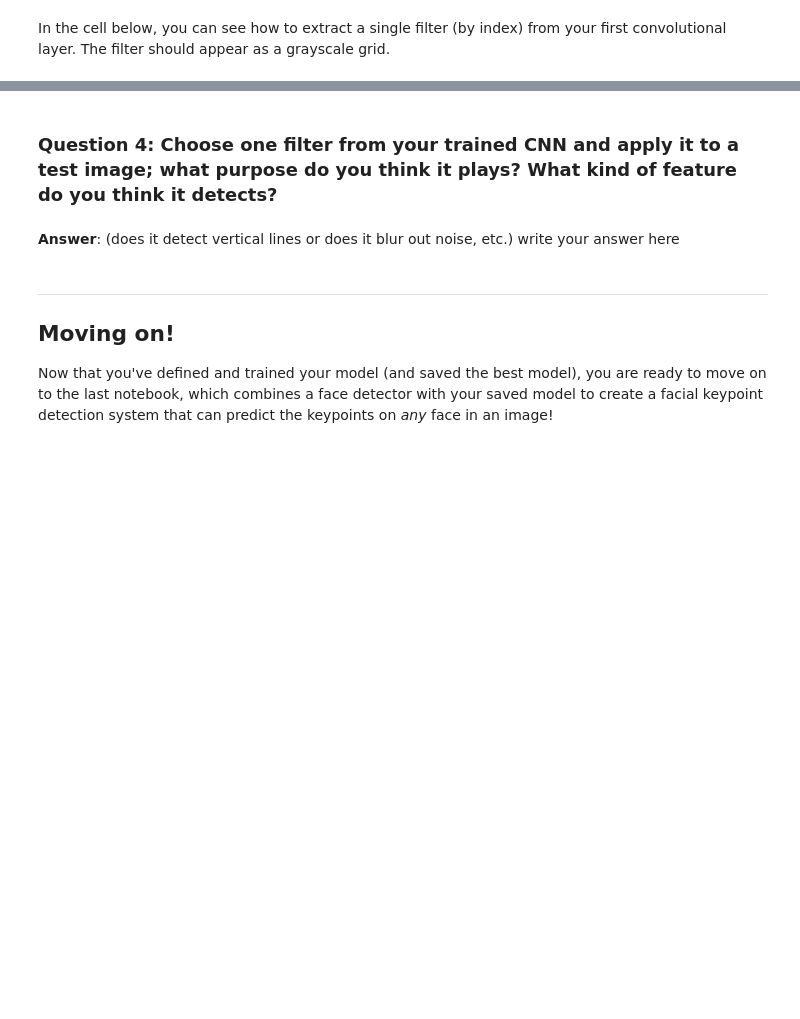
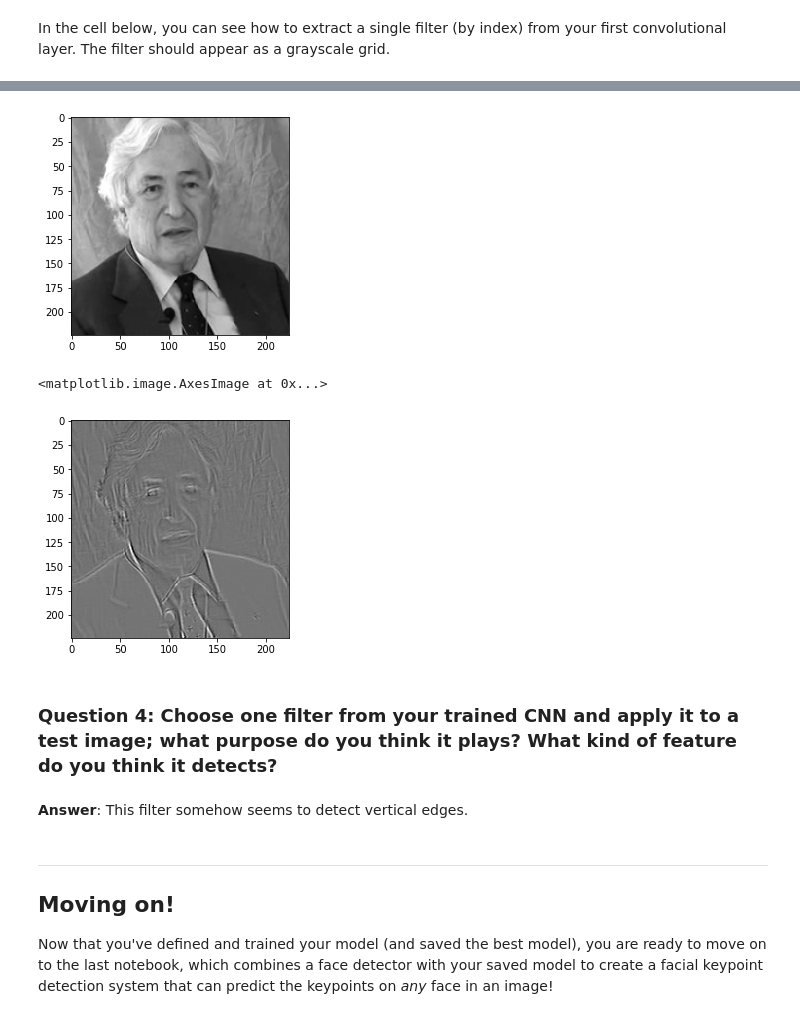
Before and after one commit to fatmirboja/P1_Facial_Keypoints, a Jupyter notebook: 2. Define the Network Architecture.ipynb, the cells around one changed output, grey strips where cells are left out. Cells and saved outputs as stored; diff of their text form; code cells hidden in the pictures; blank space fills up the shorter version.

Commit message:
Apply kernel filter

```diff
--- a/2. Define the Network Architecture.ipynb
+++ b/2. Define the Network Architecture.ipynb
@@ -472,0 +477,16 @@ torch.save(net.state_dict(), model_dir+model_name)
+# %%
+# import the usual resources
+import torch
+import torch.nn as nn
+import torch.nn.functional as F
+import matplotlib.pyplot as plt
+import numpy as np
+from models import Net
+
+# watch for any changes in model.py, if it changes, re-load it automatically
+%load_ext autoreload
+%autoreload 2
+
+net = Net()
+net.load_state_dict(torch.load('saved_models/keypoints_model_1.pt'))
+net.eval()
@@ -521,14 +572,28 @@ Next, choose a test image and filter it with one of the convolutional kernels in
 ### TODO: Filter an image to see the effect of a convolutional kernel
 ---
 # %%
-##TODO: load in and display any image from the transformed test dataset
+##DONE: load in and display any image from the transformed test dataset
+import cv2
 
-## TODO: Using cv's filter2D function,
+# un-transform the image data
+image = test_images[2].data   # get the image from it's wrapper
+image = image.numpy()   # convert to numpy array from a Tensor
+image = np.transpose(image, (1, 2, 0))   # transpose to go from torch to numpy image
+plt.imshow(np.squeeze(image), cmap='gray')
+plt.show()
+
+## DONE: Using cv's filter2D function,
 ## apply a specific set of filter weights (like the one displayed above) to the test image
+filtered_img = cv2.filter2D(image, -1, w[15][0])
+plt.imshow(filtered_img, cmap='gray')
+# %% [output]
+[figure, added]
+<matplotlib.image.AxesImage at 0x...>
+[figure, added]
 # %% [markdown]
 ### Question 4: Choose one filter from your trained CNN and apply it to a test image; what purpose do you think it plays? What kind of feature do you think it detects?
-# %% [markdown]
-**Answer**: (does it detect vertical lines or does it blur out noise, etc.) write your answer here
+# %% [markdown]
+**Answer**: This filter somehow seems to detect vertical edges.
 # %% [markdown]
 ---
 ## Moving on!
```
Also changed, not shown: parts of 11 cells of this notebook.
